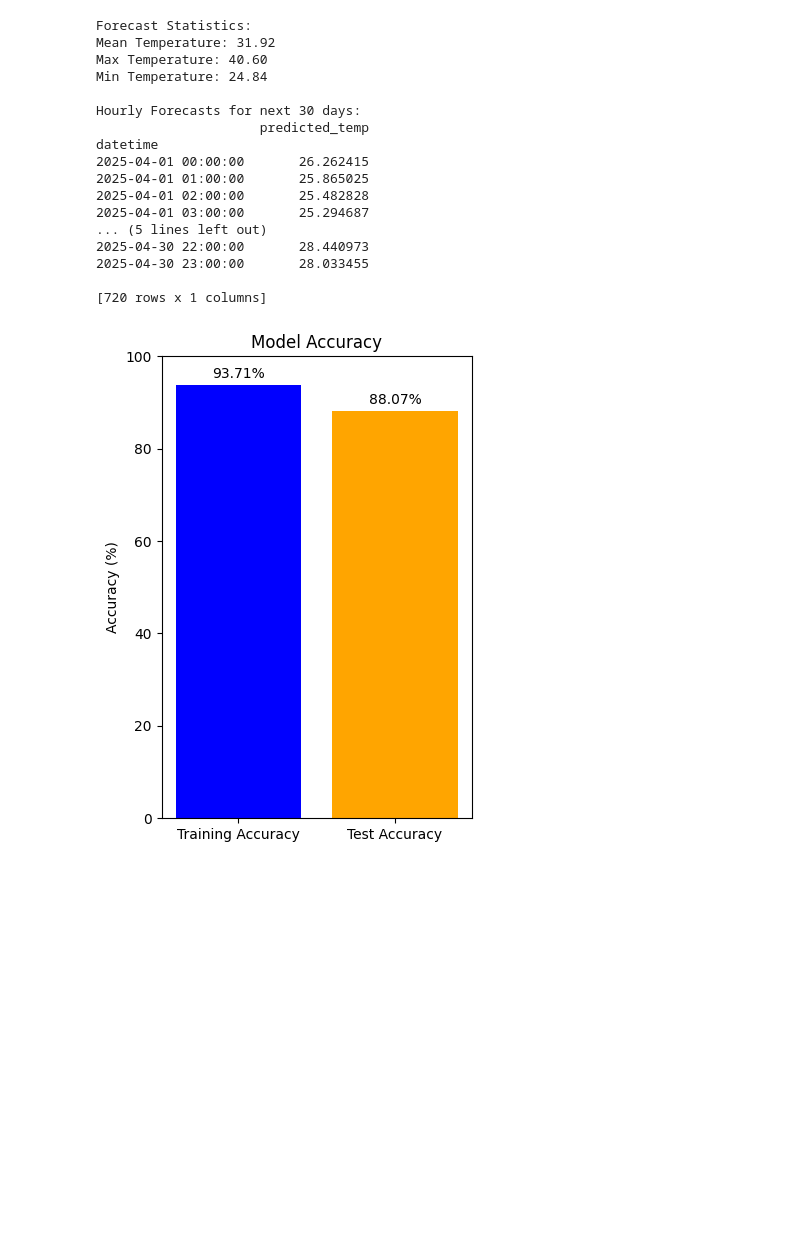
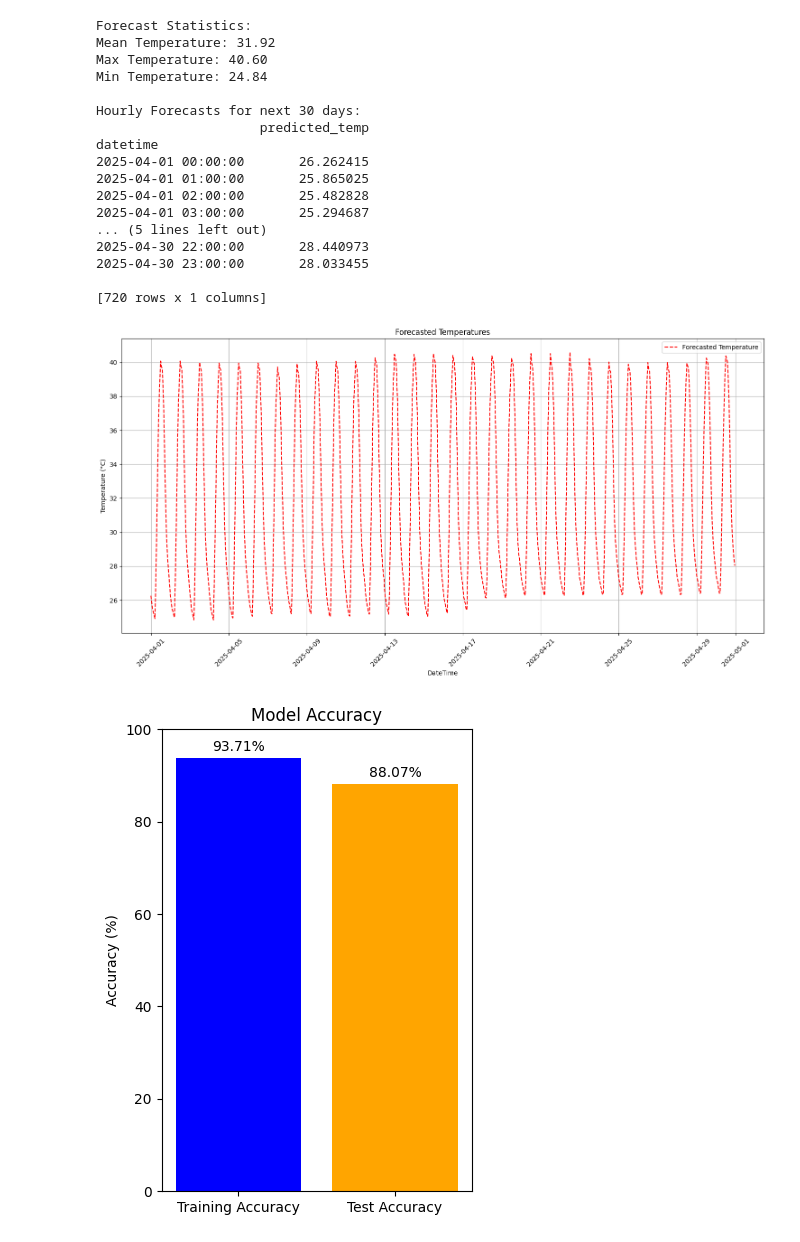
Before and after one commit to adisayanbose/final_year_project, a Jupyter notebook: model.ipynb, the cells around one changed output. Drawn from its saved outputs; the diff is of its cells as text; code cells hidden in the pictures; blank space fills up the shorter version.

```diff
--- a/model.ipynb
+++ b/model.ipynb
@@ -288,43 +288,43 @@ datetime
 
 [720 rows x 1 columns]
 # %%
-# # Import the new temperature data
-# file_path = r'/Users/adisayanbose/Developer/final_year_project/test.csv'
-# new_temps = pd.read_csv(file_path)
+# Import the new temperature data
+file_path = r'/Users/adisayanbose/Developer/final_year_project/test.csv'
+new_temps = pd.read_csv(file_path)
 
-# new_temps['datetime'] = pd.to_datetime(new_temps[['YEAR', 'MO', 'DY', 'HR']].assign(
-#     YEAR=new_temps.YEAR.astype(str),
-#     MO=new_temps.MO.astype(str).str.zfill(2),
-#     DY=new_temps.DY.astype(str).str.zfill(2),
-#     HR=new_temps.HR.astype(str).str.zfill(2)
-# ).agg('-'.join, axis=1) + ':00')
+new_temps['datetime'] = pd.to_datetime(new_temps[['YEAR', 'MO', 'DY', 'HR']].assign(
+    YEAR=new_temps.YEAR.astype(str),
+    MO=new_temps.MO.astype(str).str.zfill(2),
+    DY=new_temps.DY.astype(str).str.zfill(2),
+    HR=new_temps.HR.astype(str).str.zfill(2)
+).agg('-'.join, axis=1) + ':00')
 
-# new_temps = new_temps.set_index('datetime')
+new_temps = new_temps.set_index('datetime')
 
-# # Ensure the time periods match
-# forecast_subset = forecast_df
-# actual_subset = new_temps
+# Ensure the time periods match
+forecast_subset = forecast_df
+actual_subset = new_temps
 
-# # Create comparison plot
-# plt.figure(figsize=(15, 8))
+# Create comparison plot
+plt.figure(figsize=(15, 8))
 
-# # Plot both forecasted and actual temperatures
-# plt.plot(forecast_subset.index, forecast_subset['predicted_temp'],
-#          label='Forecasted Temperature',
-#          color='red',
-#          linestyle='--')
-# plt.plot(actual_subset.index, actual_subset['T2M'],  # Adjust column name if different
-#          label='Actual Temperature',
-#          color='blue')
+# Plot both forecasted and actual temperatures
+plt.plot(forecast_subset.index, forecast_subset['predicted_temp'],
+         label='Forecasted Temperature',
+         color='red',
+         linestyle='--')
 
-# # Customize the plot
-# plt.title('Comparison: Forecasted vs Actual Temperatures')
-# plt.xlabel('DateTime')
-# plt.ylabel('Temperature (°C)')
-# plt.legend()
-# plt.grid(True)
-# plt.xticks(rotation=45)
-# plt.tight_layout()
+
+# Customize the plot
+plt.title('Forecasted Temperatures')
+plt.xlabel('DateTime')
+plt.ylabel('Temperature (°C)')
+plt.legend()
+plt.grid(True)
+plt.xticks(rotation=45)
+plt.tight_layout()
+# %% [output]
+[figure, added]
 # %%
 # # Calculate and print comparison metrics
 # from sklearn.metrics import mean_squared_error, mean_absolute_error, r2_score
```
Also changed, not shown: parts of 2 cells of this notebook, 16 other files.
